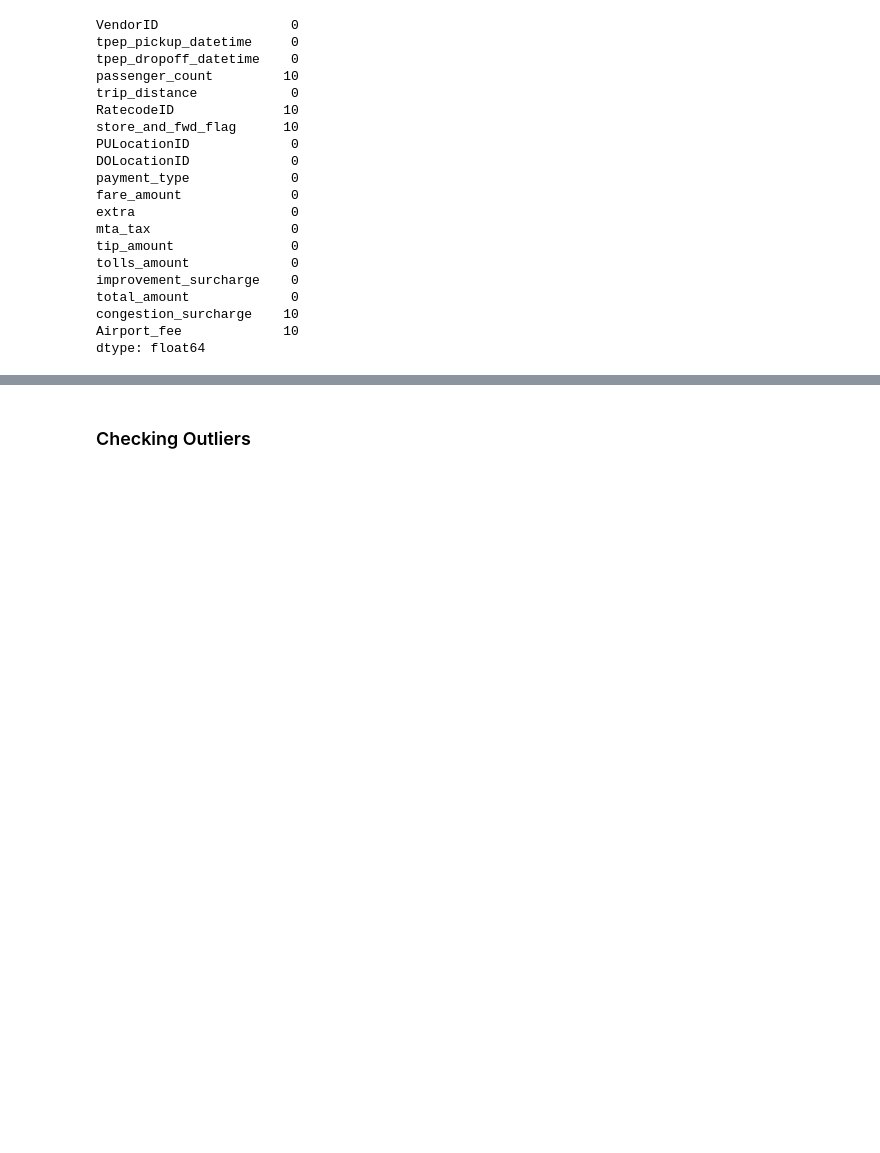
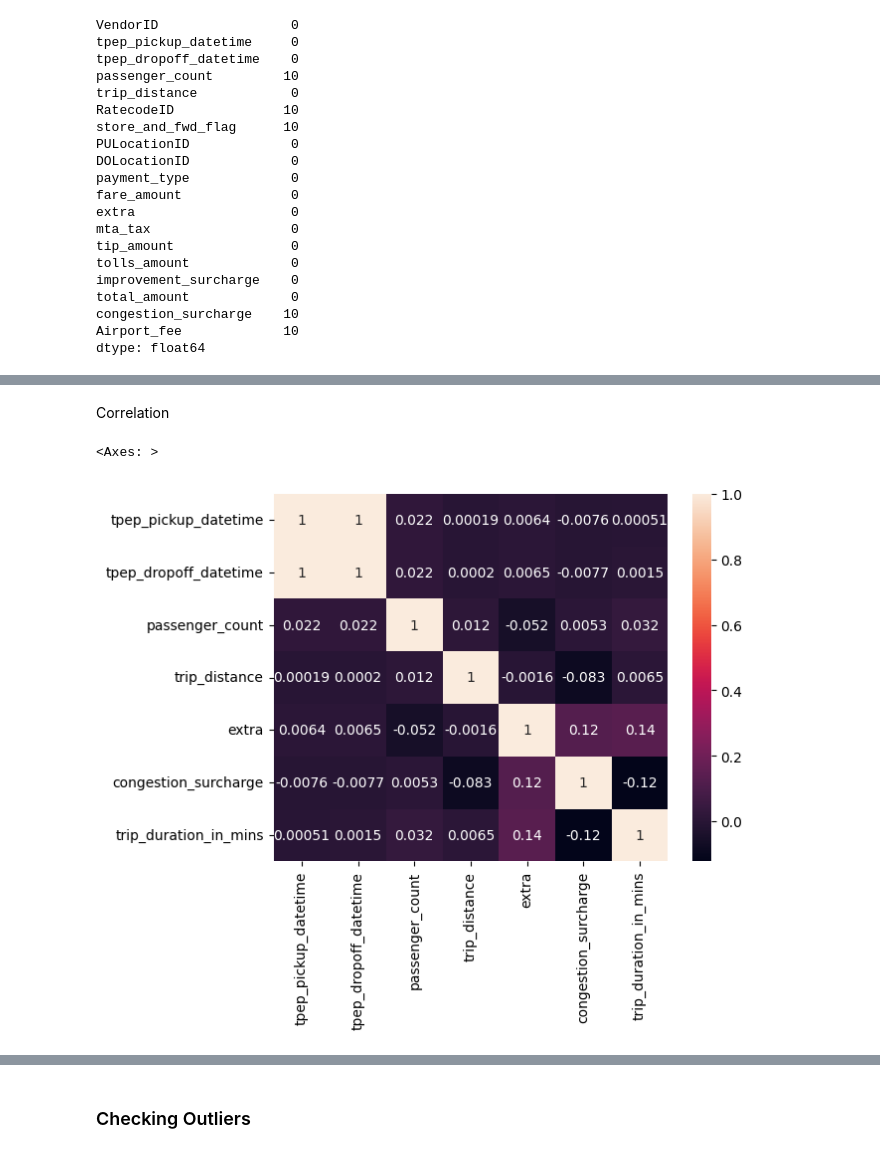
Before and after one commit to ikml-bsrn/NYC_Taxi_Trip_Duration, a Jupyter notebook: nyc_tlc_green.ipynb, the cells around one changed output, grey strips where cells are left out. Drawn from its saved outputs; the diff is of its cells as text; code cells hidden in the pictures; blank space fills up the shorter version.

```diff
--- a/nyc_tlc_green.ipynb
+++ b/nyc_tlc_green.ipynb
@@ -122,0 +269,8 @@ dtype: float64
+# %% [markdown]
+Correlation
+# %%
+correlation = yellow_taxi_df.corr()
+sns.heatmap(correlation, xticklabels=yellow_taxi_df.columns, yticklabels=yellow_taxi_df.columns, annot=True)
+# %% [output]
+<Axes: >
+[figure, added]
```
Also changed, not shown: parts of 55 cells of this notebook.
